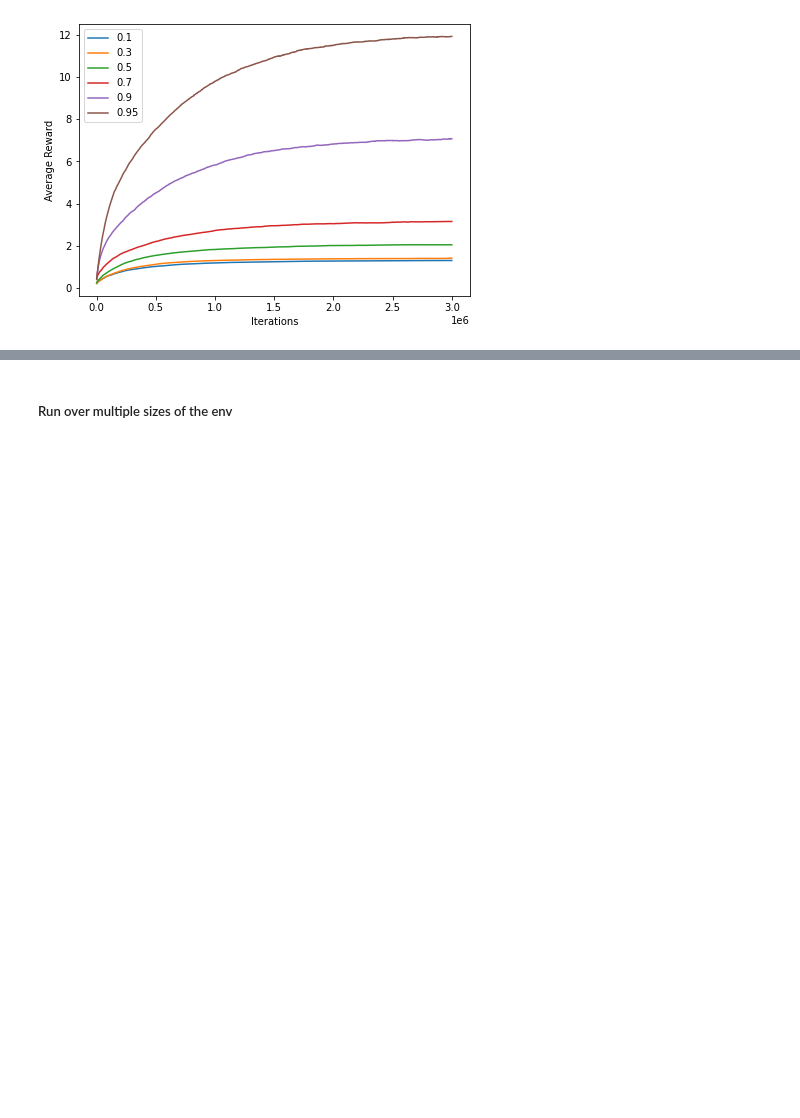
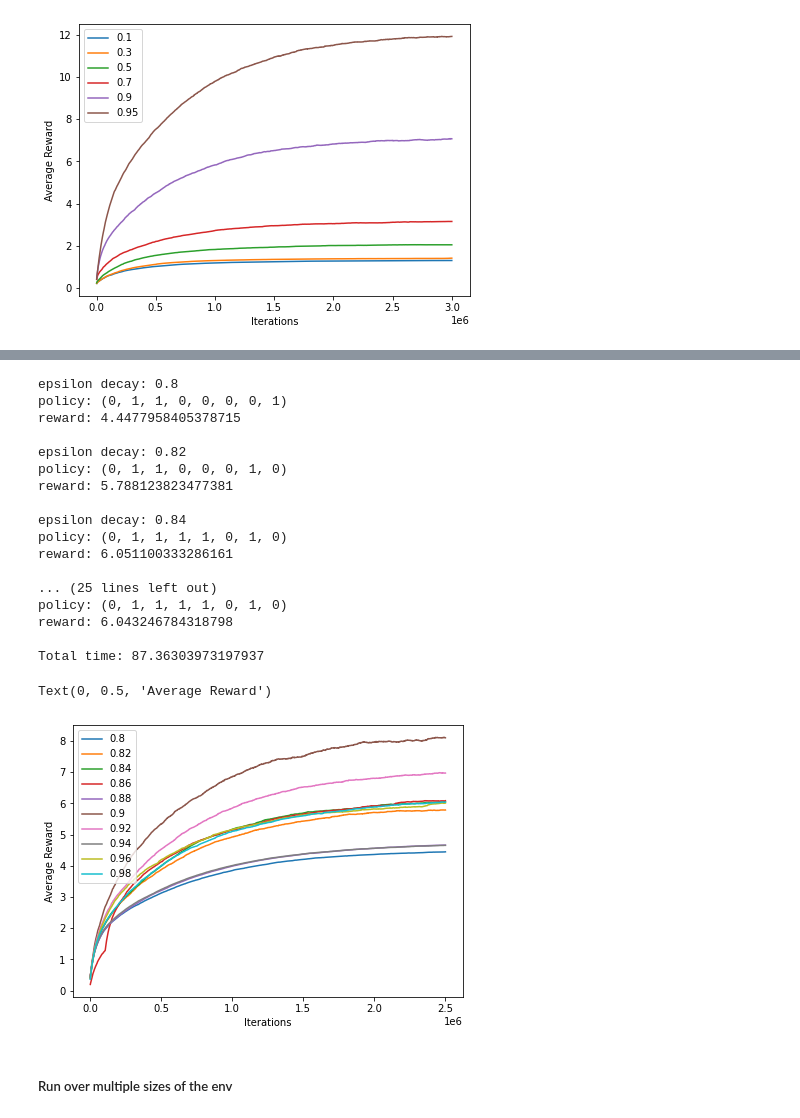
Before and after one commit to adinhobl/machine-learning, a Jupyter notebook: reinforcement-learning/RL.ipynb, the cells around one changed output, grey strips where cells are left out. Saved outputs shown, nothing was run; the diff lists cells and outputs as text; code cells hidden in the pictures; blank space fills up the shorter version.

```diff
--- a/reinforcement-learning/RL.ipynb
+++ b/reinforcement-learning/RL.ipynb
@@ -506,3 +564,38 @@ Text(0, 0.5, 'Average Reward')
+# %%
+plt.figure(figsize=(7,5))
+for i in epsilon_decays:
+    ql = mdp.QLearning(P, R, 0.9, alpha_decay=0.99, epsilon_decay=i, n_iter=2500000)
+    ql_traj = ql.run()
+    print("epsilon decay:", i)
+    print("policy:", ql.policy)
+    print("reward:", ql_traj[-1]['Mean V'])
+    print()
+    its, rewards, times = parsetraj(ql_traj)
+    a = plt.plot(its, rewards, label=f"{i}");
+print("Total time:", ql_traj[-1]['Time'])
+plt.legend();
+plt.xlabel("Iterations")
+plt.ylabel("Average Reward")
+# %% [output]
+epsilon decay: 0.8
+policy: (0, 1, 1, 0, 0, 0, 0, 1)
+reward: 4.4477958405378715
+
+epsilon decay: 0.82
+policy: (0, 1, 1, 0, 0, 0, 1, 0)
+reward: 5.788123823477381
+
+epsilon decay: 0.84
+policy: (0, 1, 1, 1, 1, 0, 1, 0)
+reward: 6.051100333286161
+
+... (25 lines left out)
+policy: (0, 1, 1, 1, 1, 0, 1, 0)
+reward: 6.043246784318798
+
+Total time: 87.36303973197937
+Text(0, 0.5, 'Average Reward')
+[figure, added]
 # %% [markdown]
 ##### Run over multiple sizes of the env
 # %%
```
Also changed, not shown: parts of 32 cells of this notebook.
